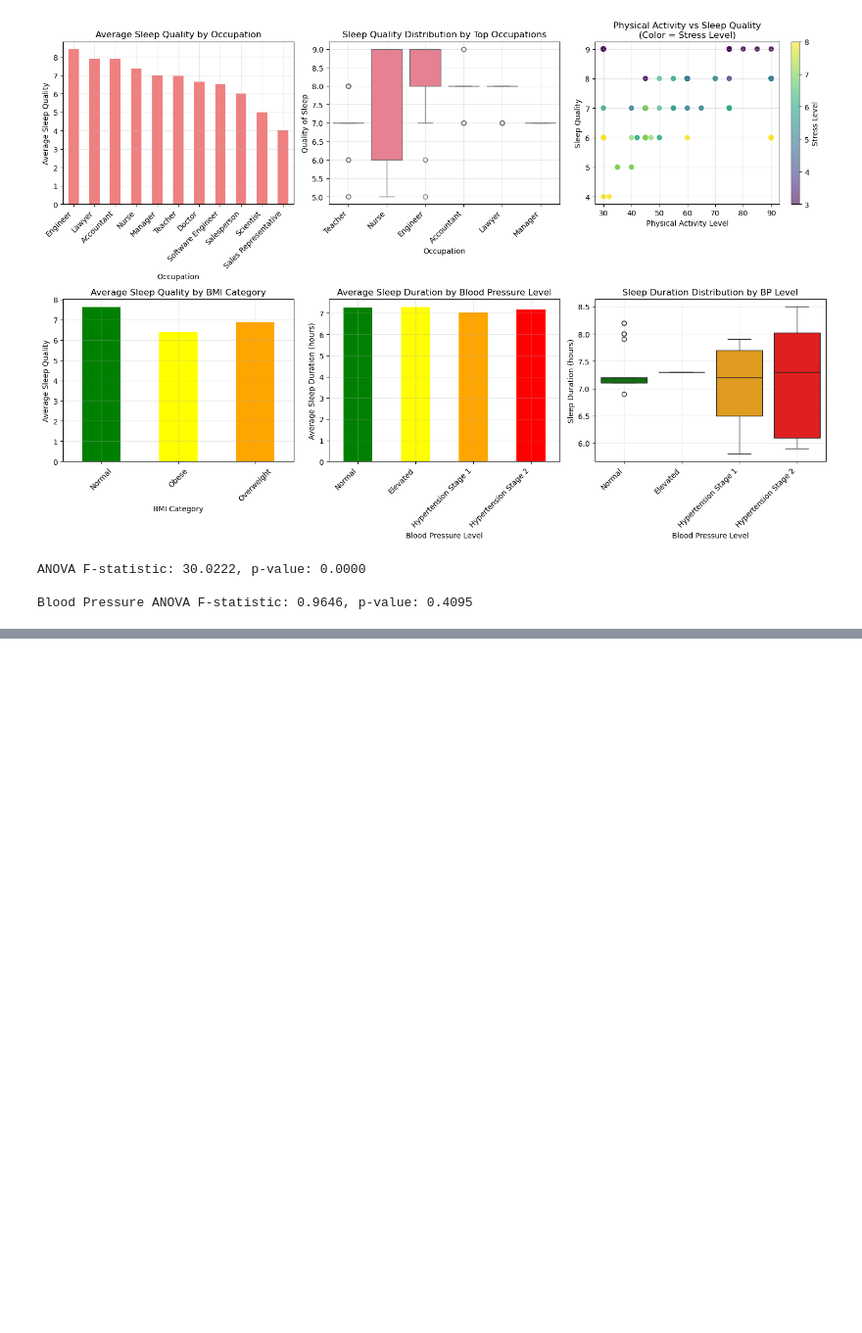
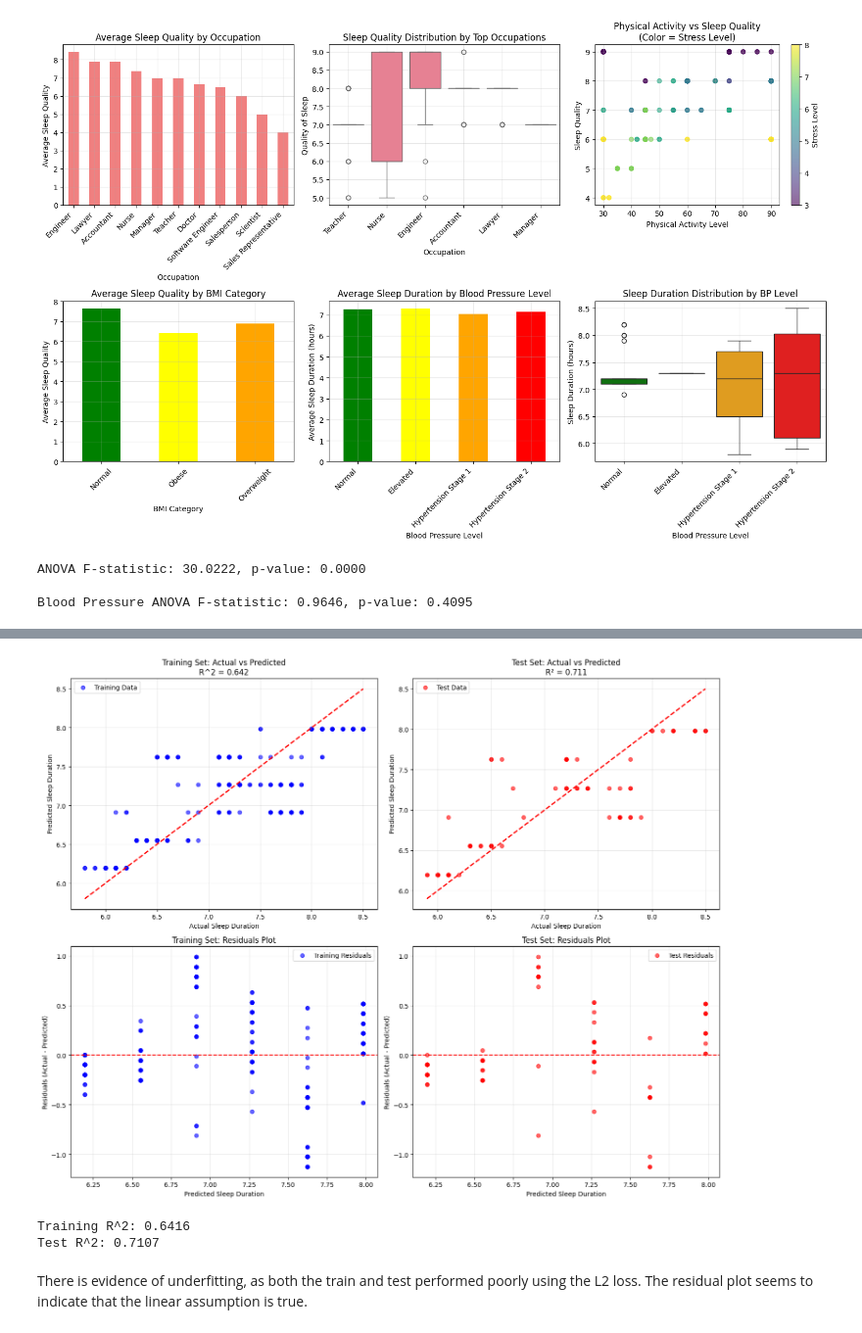
Before and after one commit to itswwong/csm148-project, a Jupyter notebook: CS148_Project.ipynb, the cells around one changed output, grey strips where cells are left out. Shown at 98% size. Cells and saved outputs as stored; diff of their text form; code cells hidden in the pictures; blank space fills up the shorter version.

Commit message:
added simple regression

```diff
--- a/CS148_Project.ipynb
+++ b/CS148_Project.ipynb
@@ -211,0 +253,4 @@ Blood Pressure ANOVA F-statistic: 0.9646, p-value: 0.4095
+# %%
+y_test = np.array(testdf['Sleep Duration'])  # response variable
+X_test = np.array(testdf['Stress Level'])   # predictor variable
+X_test = X_test.reshape(X_test.shape[0], 1)
@@ -211,0 +263,11 @@ Blood Pressure ANOVA F-statistic: 0.9646, p-value: 0.4095
+# %%
+#create linear model
+regression = LinearRegression()
+
+#fit linear model
+regression.fit(X_train, y_train)
+
+predicted_y = regression.predict(X_test)
+
+r2 = regression.score(X_test, y_test)
+print(f'R^2 = {r2:.5}')
@@ -211,0 +325,57 @@ Blood Pressure ANOVA F-statistic: 0.9646, p-value: 0.4095
+# %%
+# Visualization to check for overfitting/underfitting
+import matplotlib.pyplot as plt
+import numpy as np
+
+fig, axes = plt.subplots(2, 2, figsize=(15, 12))
+
+# 1. Actual vs Predicted for Training Set
+axes[0, 0].scatter(y_train, y_train_pred, alpha=0.6, color='blue', label='Training Data')
+axes[0, 0].plot([y_train.min(), y_train.max()], [y_train.min(), y_train.max()], 'r--', lw=2)
+axes[0, 0].set_xlabel('Actual Sleep Duration')
+axes[0, 0].set_ylabel('Predicted Sleep Duration')
+axes[0, 0].set_title(f'Training Set: Actual vs Predicted\nR^2 = {train_r2:.3f}')
+axes[0, 0].legend()
+axes[0, 0].grid(True, alpha=0.3)
+
+# 2. Actual vs Predicted for Test Set
+axes[0, 1].scatter(y_test, y_test_pred, alpha=0.6, color='red', label='Test Data')
+axes[0, 1].plot([y_test.min(), y_test.max()], [y_test.min(), y_test.max()], 'r--', lw=2)
+axes[0, 1].set_xlabel('Actual Sleep Duration')
+axes[0, 1].set_ylabel('Predicted Sleep Duration')
+axes[0, 1].set_title(f'Test Set: Actual vs Predicted\nR² = {test_r2:.3f}')
+axes[0, 1].legend()
+axes[0, 1].grid(True, alpha=0.3)
+
+# 3. Residuals Plot for Training Set
+train_residuals = y_train - y_train_pred
+axes[1, 0].scatter(y_train_pred, train_residuals, alpha=0.6, color='blue', label='Training Residuals')
+axes[1, 0].axhline(y=0, color='r', linestyle='--')
+axes[1, 0].set_xlabel('Predicted Sleep Duration')
+axes[1, 0].set_ylabel('Residuals (Actual - Predicted)')
+axes[1, 0].set_title('Training Set: Residuals Plot')
+axes[1, 0].legend()
+axes[1, 0].grid(True, alpha=0.3)
+
+# 4. Residuals Plot for Test Set
+test_residuals = y_test - y_test_pred
+axes[1, 1].scatter(y_test_pred, test_residuals, alpha=0.6, color='red', label='Test Residuals')
+axes[1, 1].axhline(y=0, color='r', linestyle='--')
+axes[1, 1].set_xlabel('Predicted Sleep Duration')
+axes[1, 1].set_ylabel('Residuals (Actual - Predicted)')
+axes[1, 1].set_title('Test Set: Residuals Plot')
+axes[1, 1].legend()
+axes[1, 1].grid(True, alpha=0.3)
+
+plt.tight_layout()
+plt.show()
+
+# Additional analysis: Performance comparison
+print(f"Training R^2: {train_r2:.4f}")
+print(f"Test R^2: {test_r2:.4f}")
+# %% [output]
+[figure, added]
+Training R^2: 0.6416
+Test R^2: 0.7107
+# %% [markdown]
+There is evidence of underfitting, as both the train and test performed poorly using the L2 loss. The residual plot seems to indicate that the linear assumption is true.
```
Also changed, not shown: parts of 10 cells of this notebook.
